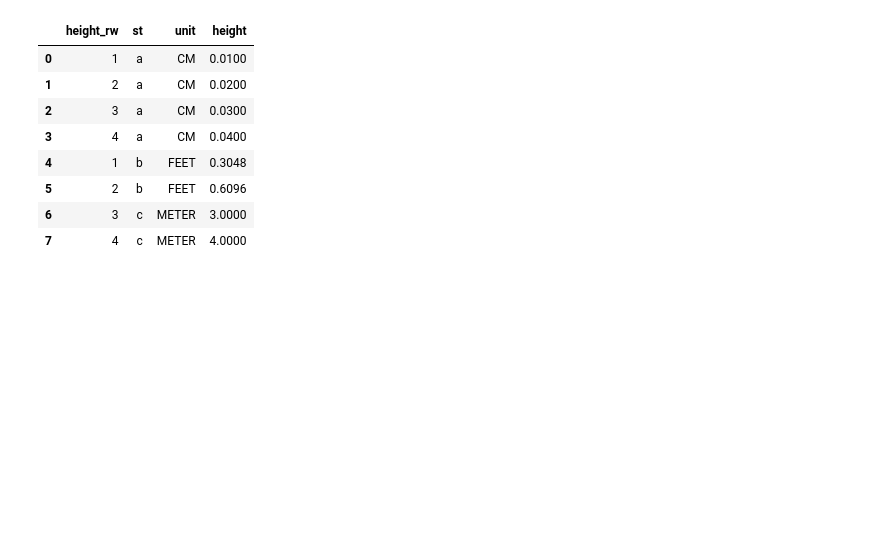
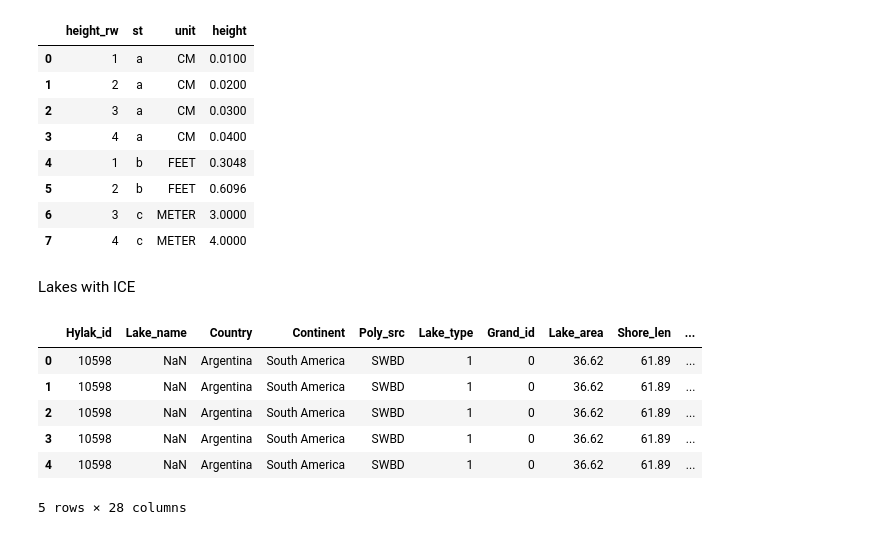
Before and after one commit to anmagomez/radar_altimetry_eval, a Jupyter notebook: src/rapid_request.ipynb, the cells around one changed output. Saved outputs shown, nothing was run; the diff lists cells and outputs as text; code cells hidden in the pictures; blank space fills up the shorter version.

```diff
--- a/src/rapid_request.ipynb
+++ b/src/rapid_request.ipynb
@@ -892,3 +898,5 @@ convert_units(df,height_fd, origin=origin, to=to, check_col=True, unit_fd='unit'
 | 5 | 2 | b | FEET | 0.6096 |
 | 6 | 3 | c | METER | 3.0000 |
 | 7 | 4 | c | METER | 4.0000 |
+# %% [markdown]
+Lakes with ICE
@@ -894,0 +913,10 @@ convert_units(df,height_fd, origin=origin, to=to, check_col=True, unit_fd='unit'
+# %%
+df_ice.head()
+# %% [output]
+|  | Hylak_id | Lake_name | Country | Continent | Poly_src | Lake_type | Grand_id | Lake_area | Shore_len | ... |
+| 0 | 10598 | NaN | Argentina | South America | SWBD | 1 | 0 | 36.62 | 61.89 | ... |
+| 1 | 10598 | NaN | Argentina | South America | SWBD | 1 | 0 | 36.62 | 61.89 | ... |
+| 2 | 10598 | NaN | Argentina | South America | SWBD | 1 | 0 | 36.62 | 61.89 | ... |
+| 3 | 10598 | NaN | Argentina | South America | SWBD | 1 | 0 | 36.62 | 61.89 | ... |
+| 4 | 10598 | NaN | Argentina | South America | SWBD | 1 | 0 | 36.62 | 61.89 | ... |
+5 rows × 28 columns
```
Also changed, not shown: parts of 15 cells of this notebook.
